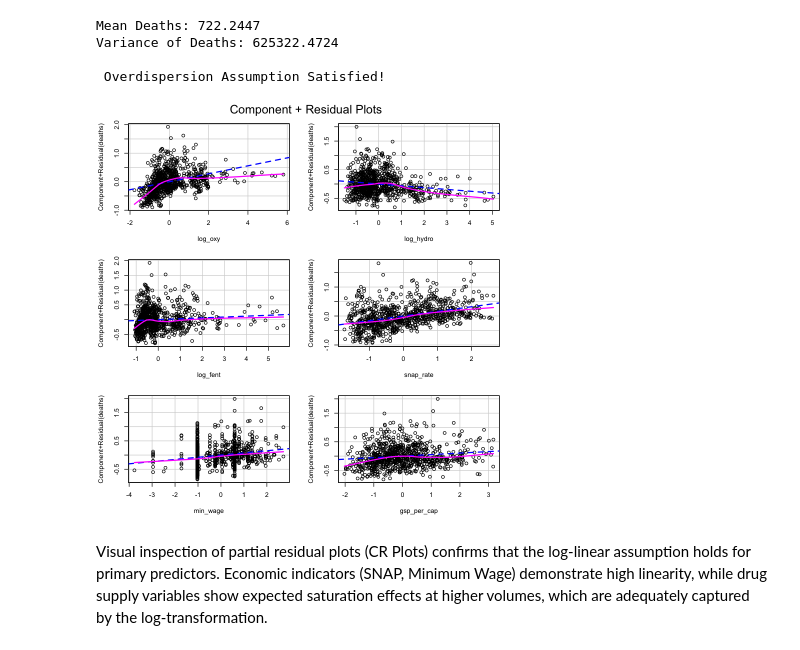
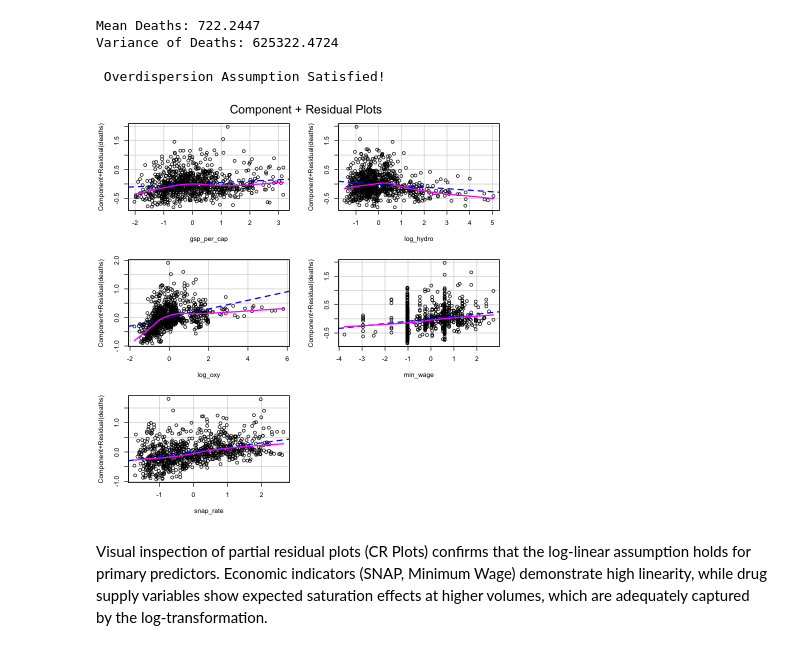
Before and after one commit to amberteetsel/opioid-crisis, a Jupyter notebook: src/neg_binom.ipynb, the cells around one changed output. Cells and saved outputs as stored; diff of their text form; code cells hidden in the pictures.

```diff
--- a/src/neg_binom.ipynb
+++ b/src/neg_binom.ipynb
@@ -235,9 +210,9 @@ Variance of Deaths: 625322.4724
  Overdispersion Assumption Satisfied!
 # %%
 # Linearity of Log-Link
-car::crPlots(nbmod)
+car::crPlots(mod_bic)
 # %% [output]
-[figure, old version]
+[figure, new version]
 # %% [markdown]
 Visual inspection of partial residual plots (CR Plots) confirms that the log-linear assumption holds for primary predictors. Economic indicators (SNAP, Minimum Wage) demonstrate high linearity, while drug supply variables show expected saturation effects at higher volumes, which are adequately captured by the log-transformation.
 # %%
```
Also changed, not shown: parts of 18 cells of this notebook.
